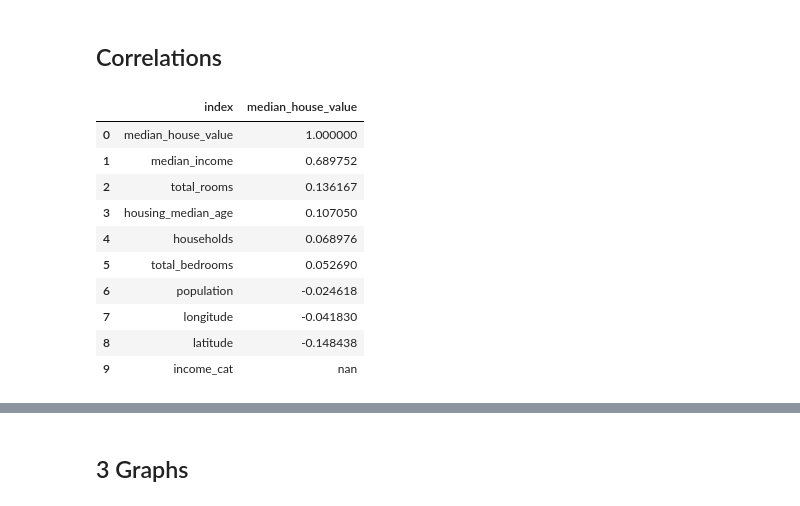
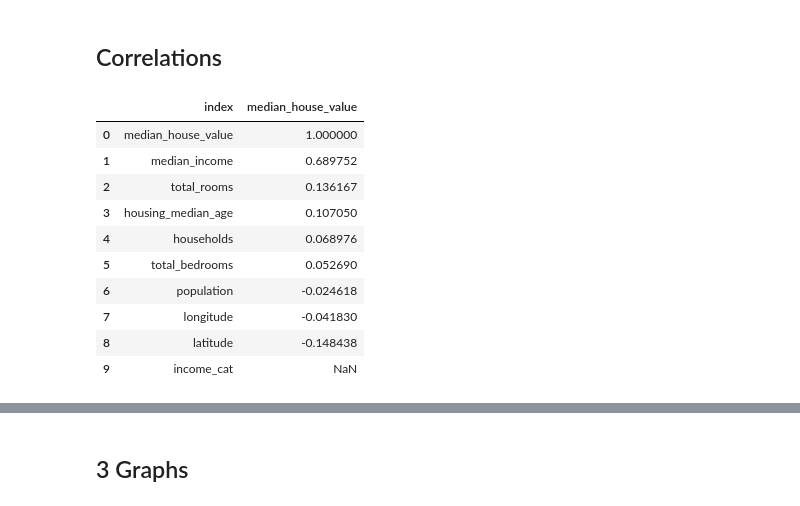
Before and after one commit to angelocandari/std-handsOnMachineLearning, a Jupyter notebook: std-01-housing.ipynb, the cells around one changed output, grey strips where cells are left out. Drawn from its saved outputs; the diff is of its cells as text; code cells hidden in the pictures.

Commit message:
new: stop using table style

```diff
--- a/std-01-housing.ipynb
+++ b/std-01-housing.ipynb
@@ -102,16 +94,16 @@ Start with checking correlations of numeric variables with the target data. Then
 # %% [markdown]
 ## Correlations
 # %%
-train.corr()[target].sort_values(ascending=False).reset_index().style.bar()
+train.corr()[target].sort_values(ascending=False).reset_index()
 # %% [output]
 |  | index | median_house_value |
 | 0 | median_house_value | 1.000000 |
 | 1 | median_income | 0.689752 |
 | 2 | total_rooms | 0.136167 |
 | 3 | housing_median_age | 0.107050 |
 | 4 | households | 0.068976 |
 | 5 | total_bedrooms | 0.052690 |
 | 6 | population | -0.024618 |
 | 7 | longitude | -0.041830 |
 | 8 | latitude | -0.148438 |
-| 9 | income_cat | nan |
+| 9 | income_cat | NaN |
```
Also changed, not shown: parts of 12 cells of this notebook, 4 other files.
